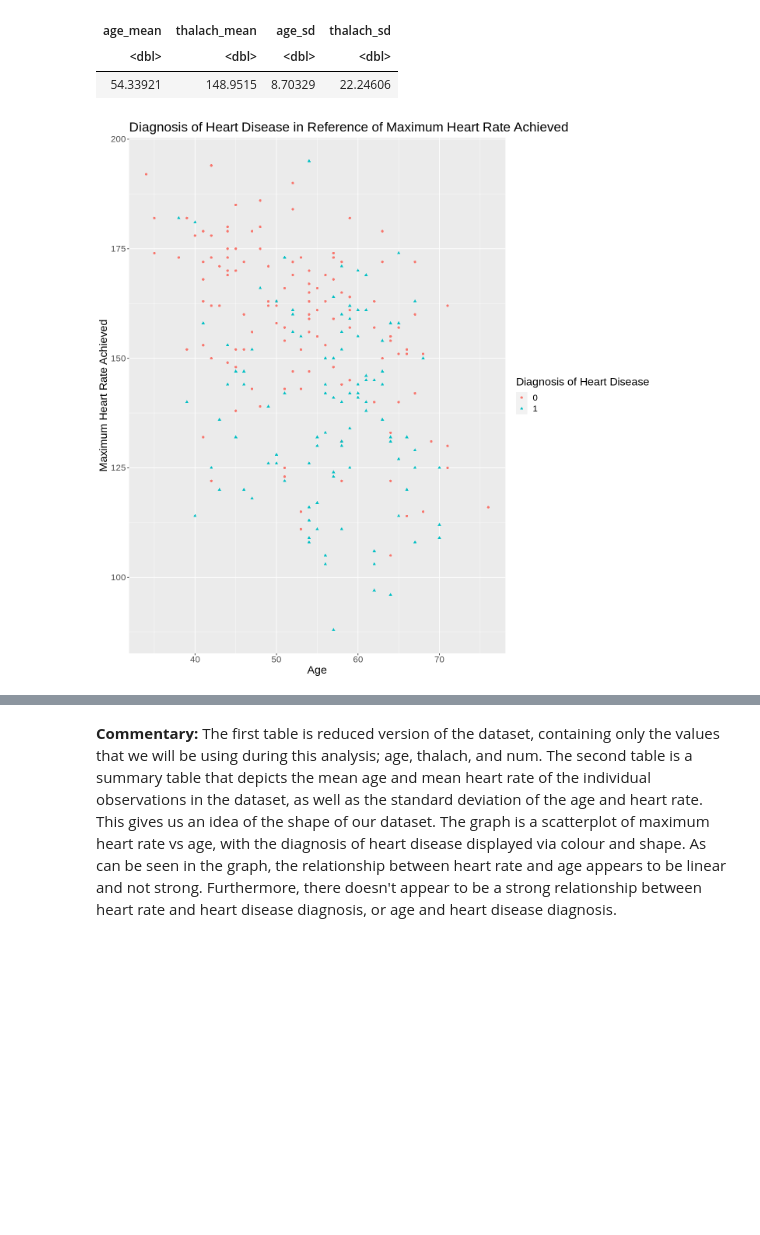
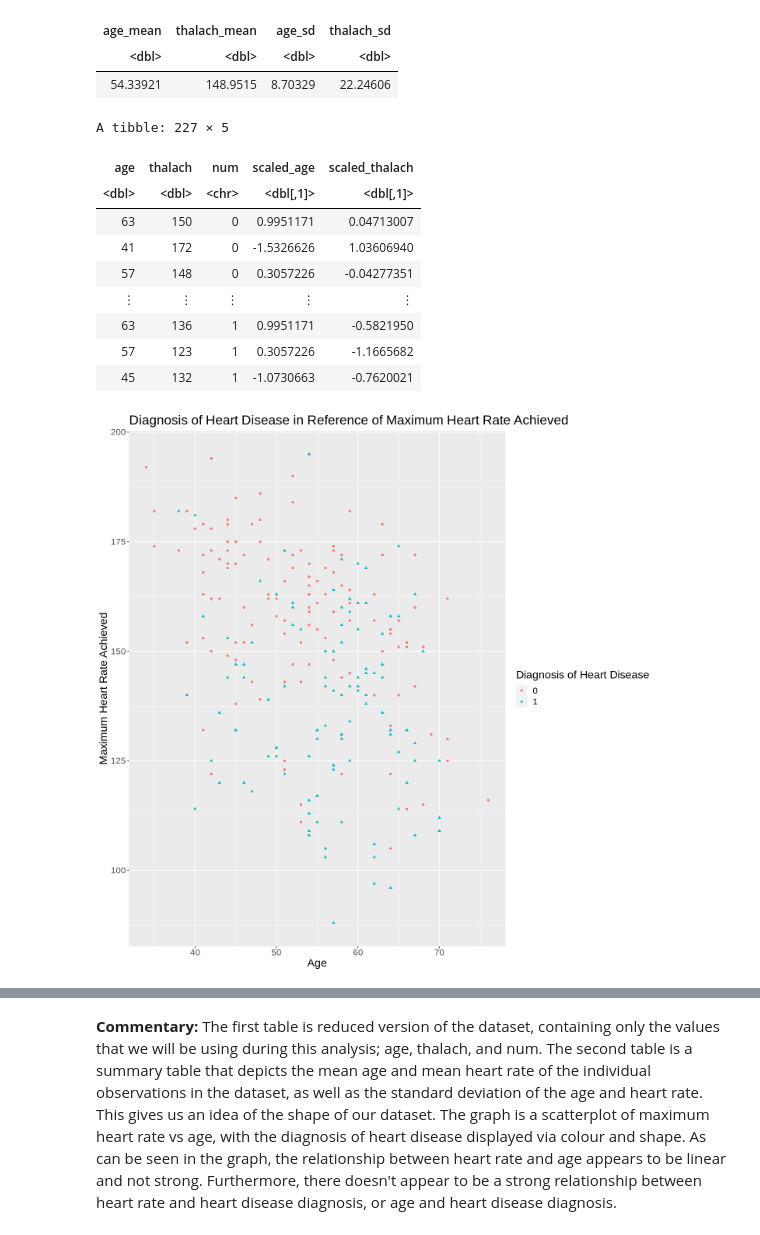
Before and after one commit to ChinmayBhansali/DSCI-100-Group-Project, a Jupyter notebook: GroupProject.ipynb, the cells around one changed output, grey strips where cells are left out. Saved outputs shown, nothing was run; the diff lists cells and outputs as text; code cells hidden in the pictures; blank space fills up the shorter version.

```diff
--- a/GroupProject.ipynb
+++ b/GroupProject.ipynb
@@ -87,14 +87,29 @@ A tibble: 1 × 4
 | <dbl> | <dbl> | <dbl> | <dbl> |
 | 54.33921 | 148.9515 | 8.70329 | 22.24606 |
 # %%
+cleveland_data_scaled <- cleveland_training |>
+mutate(scaled_age = scale(age, center = TRUE),
+scaled_thalach = scale(thalach, center = TRUE))
+cleveland_data_scaled
+
 options(repr.plot.width = 12, repr.plot.height = 12)
 
 plot <- cleveland_training |>
     ggplot(aes(x = age, y = thalach, color = num, shape = num)) +
     geom_point() +
     labs(x = "Age", y = "Maximum Heart Rate Achieved", color = "Diagnosis of Heart Disease", shape = "Diagnosis of Heart Disease") +
     ggtitle("Diagnosis of Heart Disease in Reference of Maximum Heart Rate Achieved") +
     theme(text = element_text(size = 17))
 plot
 # %% [output]
+A tibble: 227 × 5
+| age | thalach | num | scaled_age | scaled_thalach |
+| <dbl> | <dbl> | <chr> | <dbl[,1]> | <dbl[,1]> |
+| 63 | 150 | 0 | 0.9951171 | 0.04713007 |
+| 41 | 172 | 0 | -1.5326626 | 1.03606940 |
+| 57 | 148 | 0 | 0.3057226 | -0.04277351 |
+| ⋮ | ⋮ | ⋮ | ⋮ | ⋮ |
+| 63 | 136 | 1 | 0.9951171 | -0.5821950 |
+| 57 | 123 | 1 | 0.3057226 | -1.1665682 |
+| 45 | 132 | 1 | -1.0730663 | -0.7620021 |
 [figure]
```
Also changed, not shown: parts of 2 cells of this notebook.
